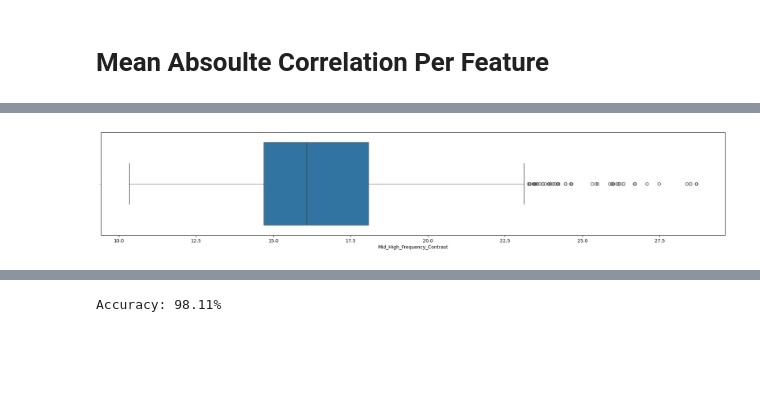
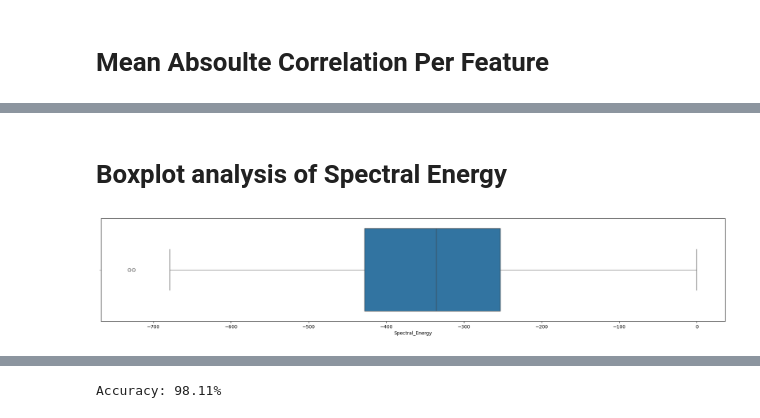
Before and after one commit to RussellArvin/animalsoundprediction, a Jupyter notebook: main.ipynb, the cells around one changed output, grey strips where cells are left out. Cells and saved outputs as stored; diff of their text form; code cells hidden in the pictures; blank space fills up the shorter version.

Commit message:
feat : Exploratory Data Analysis

```diff
--- a/main.ipynb
+++ b/main.ipynb
@@ -38,7 +30,7 @@ The dataset consists of 5-second-long recordings organized into 50 semantical cl
 | <sub>Sheep</sub> | <sub>Toilet flush</sub> | <sub>Snoring</sub> | <sub>Clock tick</sub> | <sub>Fireworks</sub> |
 | <sub>Crow</sub> | <sub>Thunderstorm</sub> | <sub>Drinking, sipping</sub> | <sub>Glass breaking</sub> | <sub>Hand saw</sub> |
 # %%
-metadata = pd.read_csv('ESC-50-master/meta/esc50.csv')
+metadata = pd.read_csv(r"C:\Users\jiaju\Desktop\DSAI\Project\animalsoundprediction\ESC-50-master\meta\esc50.csv")
 
 metadata.head()
 # %% [output]
@@ -733,7 +544,9 @@ Although it is true that retaining the outliers may affect the accuracy of our m
+# %% [markdown]
+# Boxplot analysis of Spectral Energy
 # %%
-# Assuming 'animal_metadata' is your DataFrame and it contains a 'Mid_High_Frequency_Contrast' column
+# Assuming 'animal_metadata_encoded' is your DataFrame and it contains a 'Spectral_Energy' column
 f = plt.figure(figsize=(24, 4))
-sb.boxplot(data=animal_metadata['Mid_High_Frequency_Contrast'], orient="h")
+sb.boxplot(data=animal_metadata_encoded['Spectral_Energy'], orient="h")
 plt.show()
 # %% [output]
-[figure, old version]
+[figure, new version]
```
Also changed, not shown: parts of 68 cells of this notebook.
